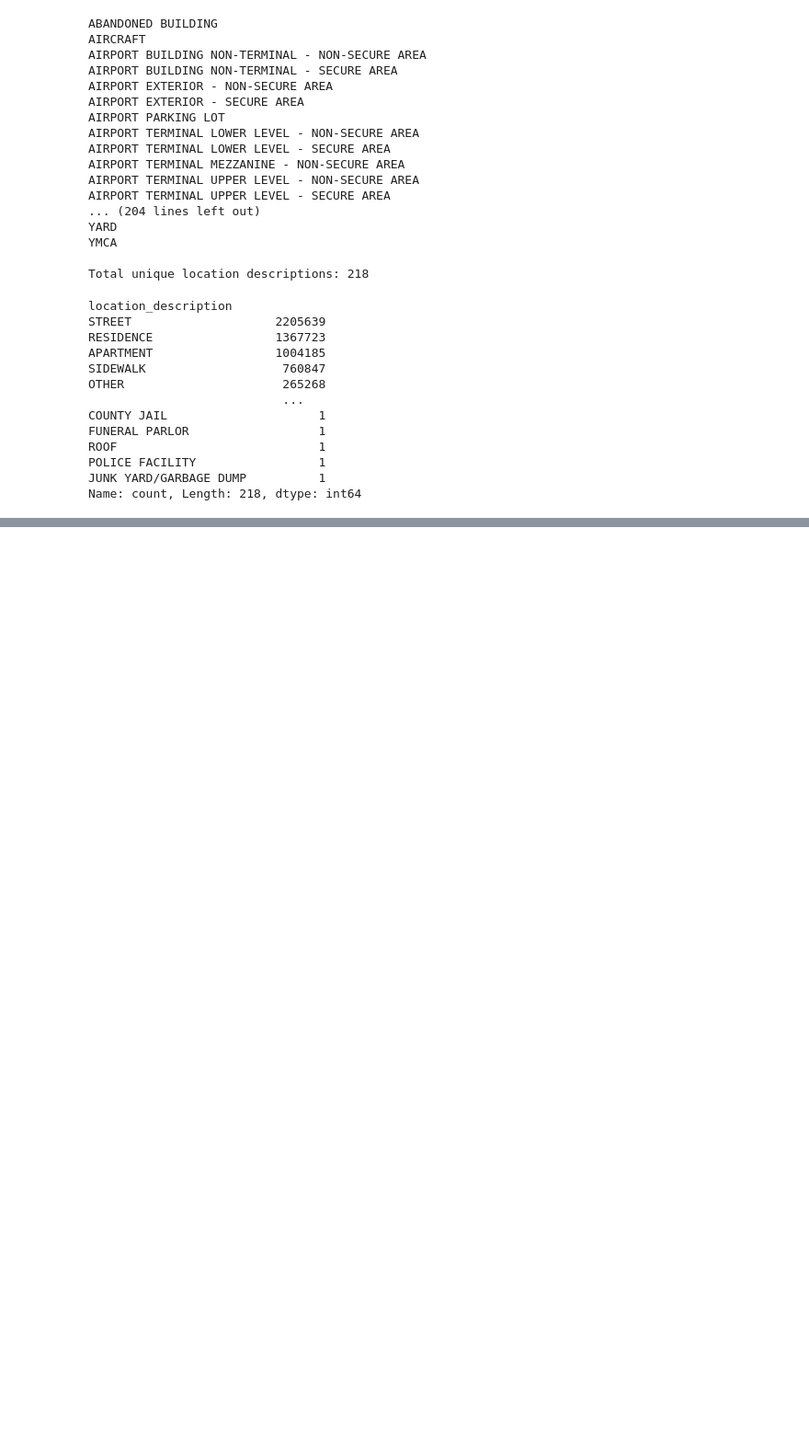
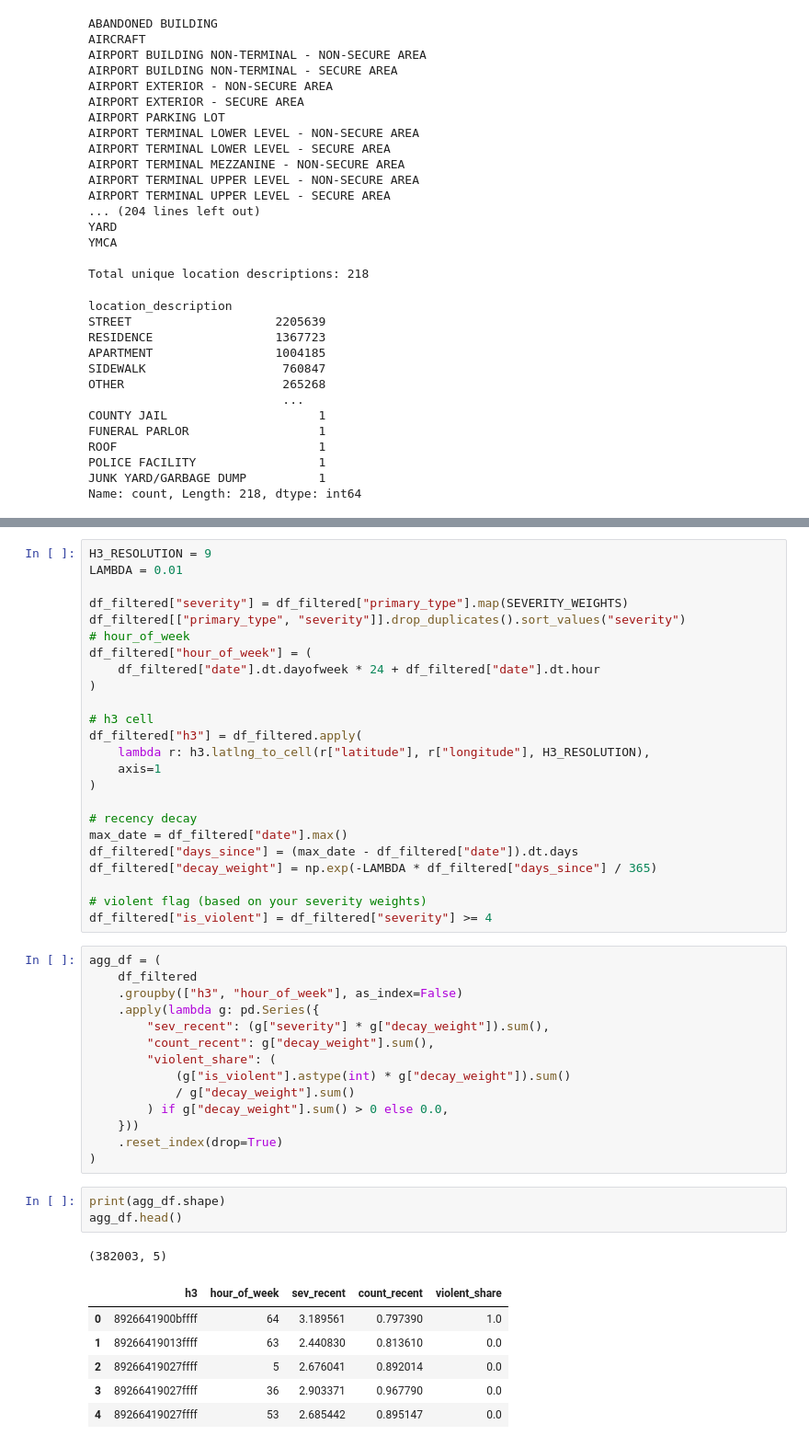
Before and after one commit to lakshyaa-k-nathan/Modal_hackathon, a Jupyter notebook: scripts/crimeparse.ipynb, the cells around one changed output, grey strips where cells are left out. Shown at 92% size. Saved outputs shown, nothing was run; the diff lists cells and outputs as text; blank space fills up the shorter version.

```diff
--- a/scripts/crimeparse.ipynb
+++ b/scripts/crimeparse.ipynb
@@ -222,0 +386,49 @@ Name: count, Length: 218, dtype: int64
+# %%
+H3_RESOLUTION = 9
+LAMBDA = 0.01
+
+df_filtered["severity"] = df_filtered["primary_type"].map(SEVERITY_WEIGHTS)
+df_filtered[["primary_type", "severity"]].drop_duplicates().sort_values("severity")
+# hour_of_week
+df_filtered["hour_of_week"] = (
+    df_filtered["date"].dt.dayofweek * 24 + df_filtered["date"].dt.hour
+)
+
+# h3 cell
+df_filtered["h3"] = df_filtered.apply(
+    lambda r: h3.latlng_to_cell(r["latitude"], r["longitude"], H3_RESOLUTION),
+    axis=1
+)
+
+# recency decay
+max_date = df_filtered["date"].max()
+df_filtered["days_since"] = (max_date - df_filtered["date"]).dt.days
+df_filtered["decay_weight"] = np.exp(-LAMBDA * df_filtered["days_since"] / 365)
+
+# violent flag (based on your severity weights)
+df_filtered["is_violent"] = df_filtered["severity"] >= 4
+# %%
+agg_df = (
+    df_filtered
+    .groupby(["h3", "hour_of_week"], as_index=False)
+    .apply(lambda g: pd.Series({
+        "sev_recent": (g["severity"] * g["decay_weight"]).sum(),
+        "count_recent": g["decay_weight"].sum(),
+        "violent_share": (
+            (g["is_violent"].astype(int) * g["decay_weight"]).sum()
+            / g["decay_weight"].sum()
+        ) if g["decay_weight"].sum() > 0 else 0.0,
+    }))
+    .reset_index(drop=True)
+)
+# %%
+print(agg_df.shape)
+agg_df.head()
+# %% [output]
+(382003, 5)
+|  | h3 | hour_of_week | sev_recent | count_recent | violent_share |
+| 0 | 8926641900bffff | 64 | 3.189561 | 0.797390 | 1.0 |
+| 1 | 89266419013ffff | 63 | 2.440830 | 0.813610 | 0.0 |
+| 2 | 89266419027ffff | 5 | 2.676041 | 0.892014 | 0.0 |
+| 3 | 89266419027ffff | 36 | 2.903371 | 0.967790 | 0.0 |
+| 4 | 89266419027ffff | 53 | 2.685442 | 0.895147 | 0.0 |
```
Also changed, not shown: parts of 16 cells of this notebook, 2 other files.
